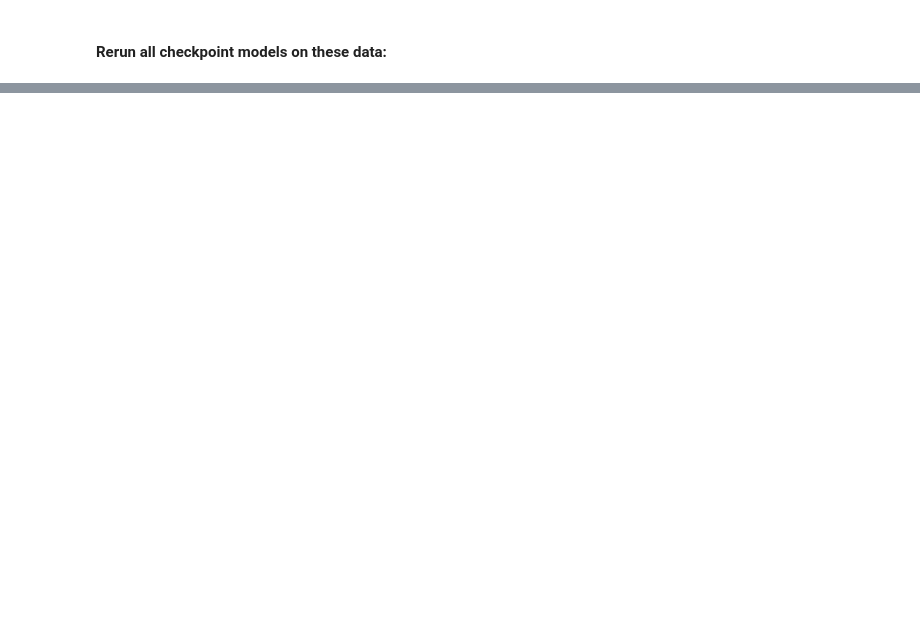
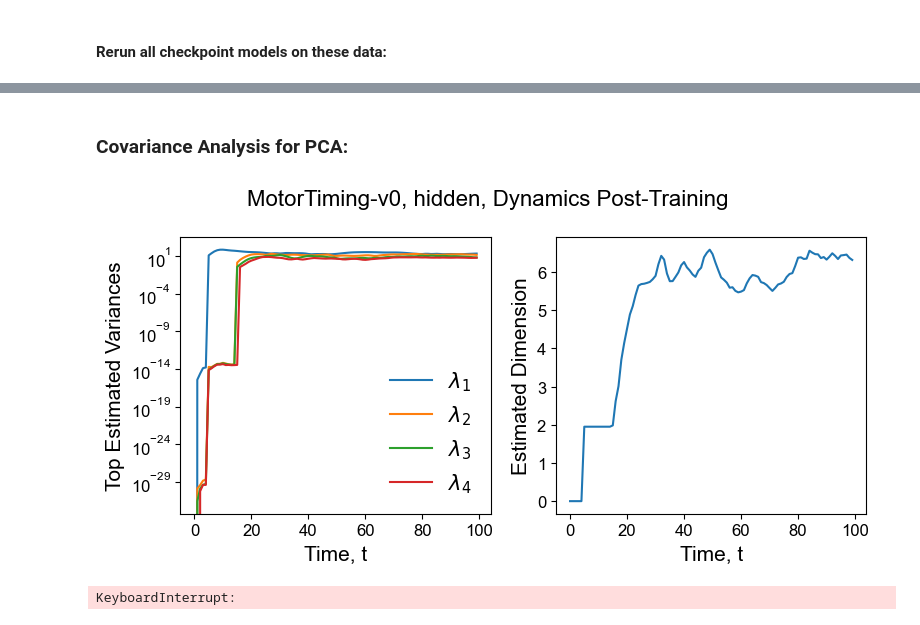
Before and after one commit to meeree/adjoint_dynamics, a Jupyter notebook: experiments/sweep_analysis.ipynb, the cells around one changed output, grey strips where cells are left out. Saved outputs shown, nothing was run; the diff lists cells and outputs as text; code cells hidden in the pictures; blank space fills up the shorter version.

```diff
--- a/experiments/sweep_analysis.ipynb
+++ b/experiments/sweep_analysis.ipynb
@@ -59,0 +194,64 @@ Re-evaluating on the Same Data.
+# %% [markdown]
+### Covariance Analysis for PCA:
+# %%
+# How to interpret:
+# Data is shape [S, B, T, H] and we can view it in a couple ways.
+# Data[-2:-1] -> [1, B, T, H] shows post-training dynamics over trials.
+# Data[:, :, -1:].swapaxes(0,2) -> [1, B, S, H] shows GD flow at final t over trials.
+# Data.reshape((S, B*T, 1, H)).swapaxes(0,2) -> [1, B*T, S, H] shows GD flow over all time t and trials b.
+fn1 = lambda data: data[-2:-1]
+fn2 = lambda data: data[:, :, -1:].swapaxes(0,2)
+fn3 = lambda data: data.reshape((data.shape[0], -1, 1, data.shape[-1])).swapaxes(0,2)
+
+# Helps me to think of data as a big grid:
+#    ^
+#  t |
+#    |
+#    ----->
+#      s
+
+plot_spec = [
+    {'traj': fn1(zs_all), 'title': f'{task}, hidden, Dynamics Post-Training', 'xlabel': 'Time, t', 'smoothing': 1},
+    {'traj': fn1(adjs_all), 'title': f'{task}, adj, Dynamics Post-Training', 'xlabel': 'Time, t', 'smoothing': 1},
+    {'traj': fn3(zs_all), 'title': f'{task}, hidden, GD flow', 'xlabel': 'GD Iteration, s', 'smoothing': 1},
+    {'traj': fn3(adjs_all), 'title': f'{task}, adj,  GD flow', 'xlabel': 'GD Iteration, s', 'smoothing': 1},
+    {'traj': fn3(zs_all), 'traj2': fn3(adjs_all), 'title': f'{task}, Cov(a, z) covariance,  GD flow', 'xlabel': 'GD Iteration, s', 'smoothing': 1},
+]
+
+def smooth(y, box_pts, mode = 'same'):
+    box = np.ones(box_pts)/box_pts
+    y_smooth = np.convolve(y, box, mode=mode)
+    return y_smooth
+
+def plot_dimensions(spec):
+    traj, title, xlabel, smoothing = spec['traj'], spec['title'], spec['xlabel'], spec['smoothing']
+    traj2 = spec.get('traj2', None)
+    covs, evals, pcs, variance_ratios, dims = batched_cov_and_pcs(traj, traj2)
+
+    plt.figure(figsize = (8, 4))
+    plt.subplot(1,2,1)
+    for ev_idx in range(min(evals.shape[2], 4)):
+        plt.plot(evals[0, :, ev_idx], label  = f'$\\lambda_{ev_idx+1}$')
+    plt.ylabel('Top Estimated Variances', fontsize = 15)
+    plt.yscale('log')
+    plt.xlabel(xlabel, fontsize = 15)
+    plt.legend(frameon=False, fontsize = 15)
+
+    plt.subplot(1,2,2)
+    plt.xlabel(xlabel, fontsize = 15)
+    plt.ylabel('Estimated Dimension', fontsize = 15)
+    if smoothing > 1:
+        plt.plot(smooth(dims[0], smoothing, mode = 'valid'))
+    else:
+        plt.plot(dims[0])
+    if 'GD' in xlabel:
+        set_x_axis_iterations()
+    plt.suptitle(title, fontsize = 16)
+    plt.tight_layout()
+    plt.show()
+
+for spec in plot_spec:
+    plot_dimensions(spec)
+# %% [output]
+[figure, added]
+KeyboardInterrupt:
```
Also changed, not shown: parts of 50 cells of this notebook, 7 other files.
